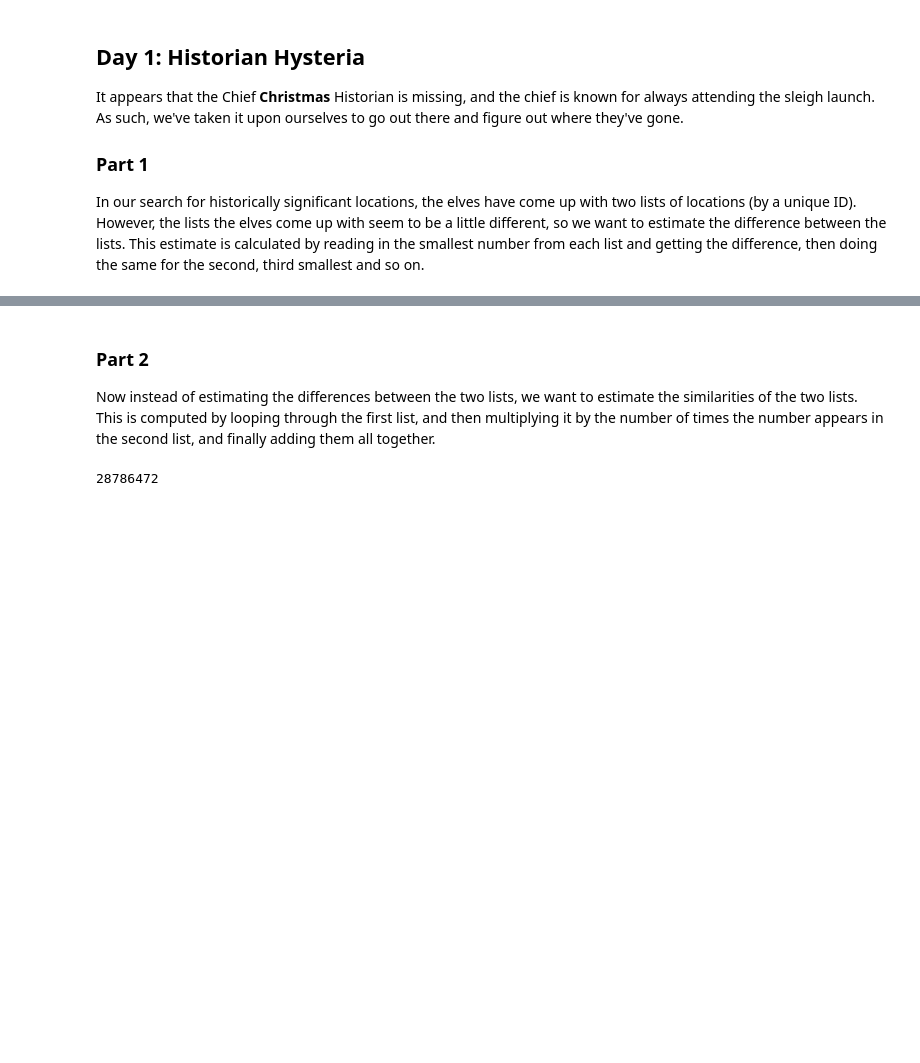
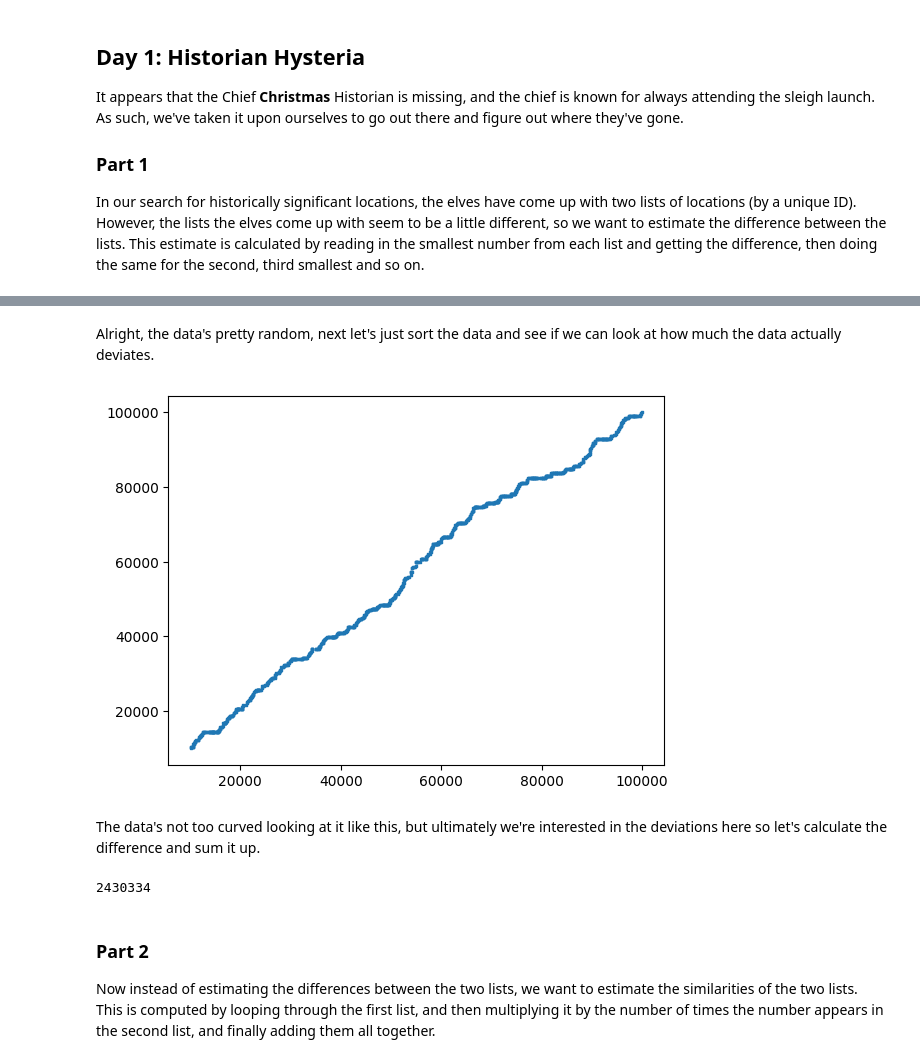
Before and after one commit to 10jmellott/AdventOfCode2024, a Jupyter notebook: README.ipynb, the cells around one changed output, grey strips where cells are left out. Saved outputs shown, nothing was run; the diff lists cells and outputs as text; code cells hidden in the pictures; blank space fills up the shorter version.

```diff
--- a/README.ipynb
+++ b/README.ipynb
@@ -41,3 +45,20 @@ sum(diff)
+# %% [markdown]
+Alright, the data's pretty random, next let's just sort the data and see if we can look at how much the data actually deviates.
+# %%
+import matplotlib.pyplot as plt
+
+first_matches.sort()
+second_matches.sort()
+
+plot_scatter()
+# %% [output]
+[figure, added]
+# %% [markdown]
+The data's not too curved looking at it like this, but ultimately we're interested in the deviations here so let's calculate the difference and sum it up.
+# %%
+sum([abs(second_matches[i] - first_matches[i]) for i in range(len(first_matches))])
+# %% [output]
+2430334
 # %% [markdown]
 ### Part 2
 
@@ -46,9 +67,4 @@ Now instead of estimating the differences between the two lists, we want to esti
 from collections import Counter
 
 second_matches_count = dict(Counter(second_matches))
-
-fist_matches_similarity = [match * (second_matches_count[match] if match in second_matches_count else 0) for match in first_matches]
-
-sum(fist_matches_similarity)
+filtered_matches = [match for match in first_matches if match in second_matches_count]
-# %% [output]
-28786472
```
Also changed, not shown: parts of 7 cells of this notebook, 4 other files.
